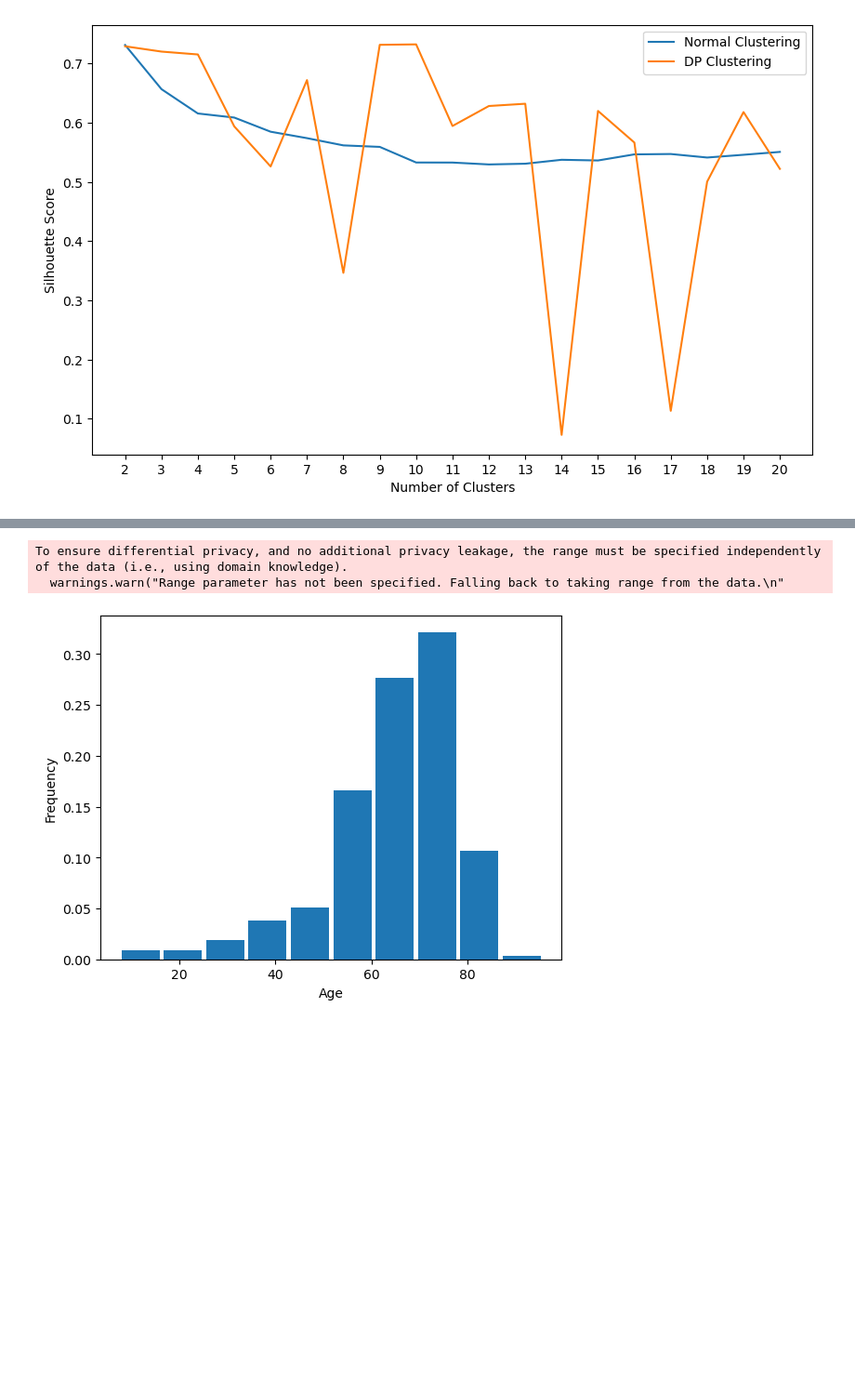
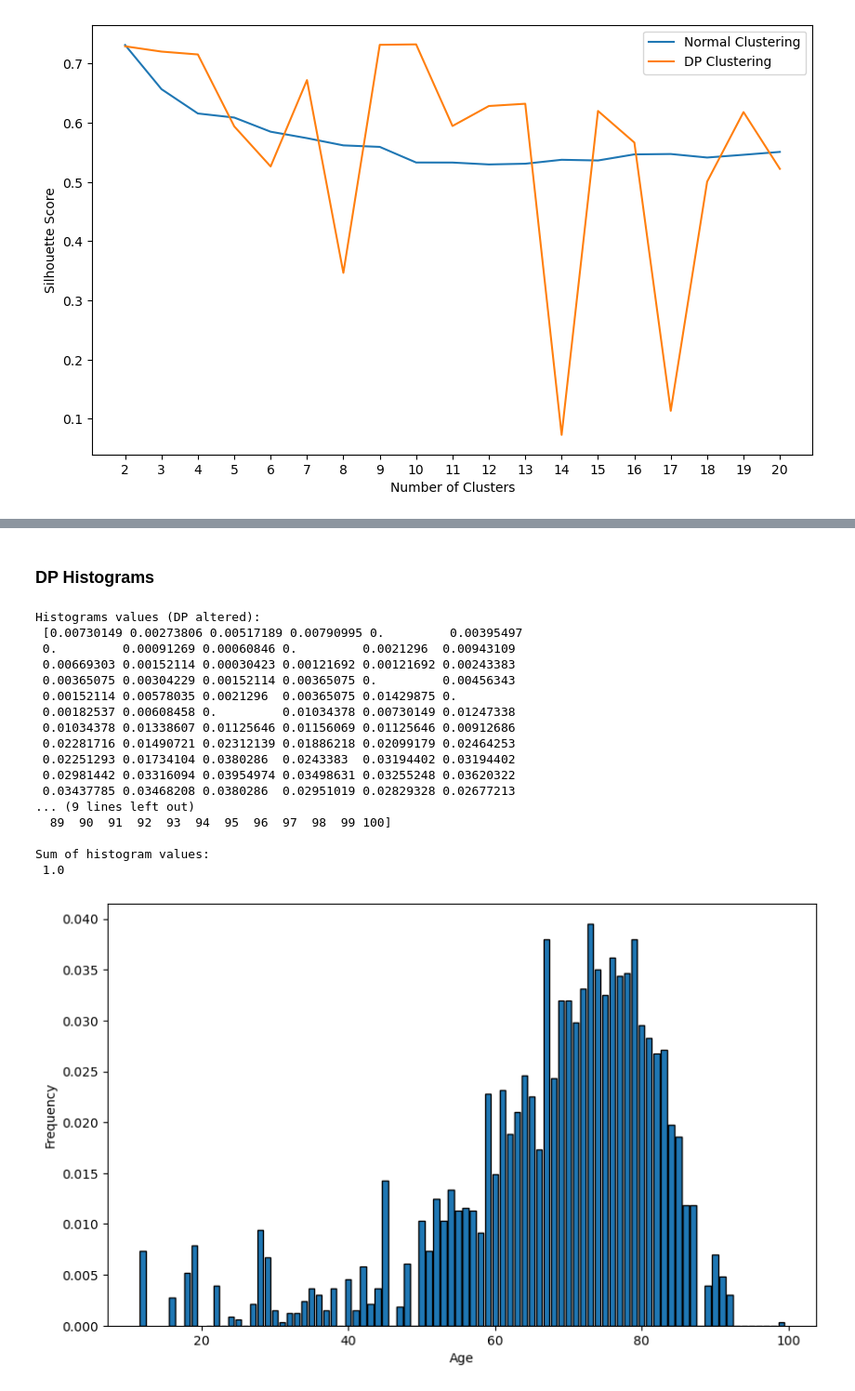
Before and after one commit to Kekkodf/Master-Thesis, a Jupyter notebook: Code/Notebook_thesis.ipynb, the cells around one changed output, grey strips where cells are left out. Shown at 93% size. Drawn from its saved outputs; the diff is of its cells as text; code cells hidden in the pictures; blank space fills up the shorter version.

```diff
--- a/Code/Notebook_thesis.ipynb
+++ b/Code/Notebook_thesis.ipynb
@@ -523,14 +519,39 @@ plt.show()
+# %% [markdown]
+### DP Histograms
 # %%
 from diffprivlib import tools as dp
 
-dp_hist, dp_bins = dp.histogram(age_patients, epsilon=0.1, random_state=0)
+bins = np.unique(age_patients)
+
+dp_hist, dp_bins = dp.histogram(age_patients, epsilon=0.1, random_state=0, bins=bins, range=(0, 100))
 dp_hist = dp_hist / dp_hist.sum()
 
-plt.bar(dp_bins[:-1], dp_hist, width=(dp_bins[1] - dp_bins[0]) * 0.9)
-plt.xlabel("Age")
-plt.ylabel("Frequency")
-plt.show()
+print("Histograms values (DP altered): \n", dp_hist, "\n")
+print("Bins: \n", dp_bins, "\n")
+print("Sum of histogram values: \n", dp_hist.sum())
 # %% [output]
-To ensure differential privacy, and no additional privacy leakage, the range must be specified independently of the data (i.e., using domain knowledge).
-  warnings.warn("Range parameter has not been specified. Falling back to taking range from the data.\n"
+Histograms values (DP altered):
+ [0.00730149 0.00273806 0.00517189 0.00790995 0.         0.00395497
+ 0.         0.00091269 0.00060846 0.         0.0021296  0.00943109
+ 0.00669303 0.00152114 0.00030423 0.00121692 0.00121692 0.00243383
+ 0.00365075 0.00304229 0.00152114 0.00365075 0.         0.00456343
+ 0.00152114 0.00578035 0.0021296  0.00365075 0.01429875 0.
+ 0.00182537 0.00608458 0.         0.01034378 0.00730149 0.01247338
+ 0.01034378 0.01338607 0.01125646 0.01156069 0.01125646 0.00912686
+ 0.02281716 0.01490721 0.02312139 0.01886218 0.02099179 0.02464253
+ 0.02251293 0.01734104 0.0380286  0.0243383  0.03194402 0.03194402
+ 0.02981442 0.03316094 0.03954974 0.03498631 0.03255248 0.03620322
+ 0.03437785 0.03468208 0.0380286  0.02951019 0.02829328 0.02677213
+... (9 lines left out)
+  89  90  91  92  93  94  95  96  97  98  99 100]
+
+Sum of histogram values:
+ 1.0
-[figure, removed]
+# %%
+plt.figure(figsize=(10, 6))
+plt.bar(dp_bins[:-1], dp_hist, edgecolor="black")
+plt.xlabel("Age")
+plt.ylabel("Frequency")
+plt.show()
+# %% [output]
+[figure, added]
```
Also changed, not shown: parts of 40 cells of this notebook.
